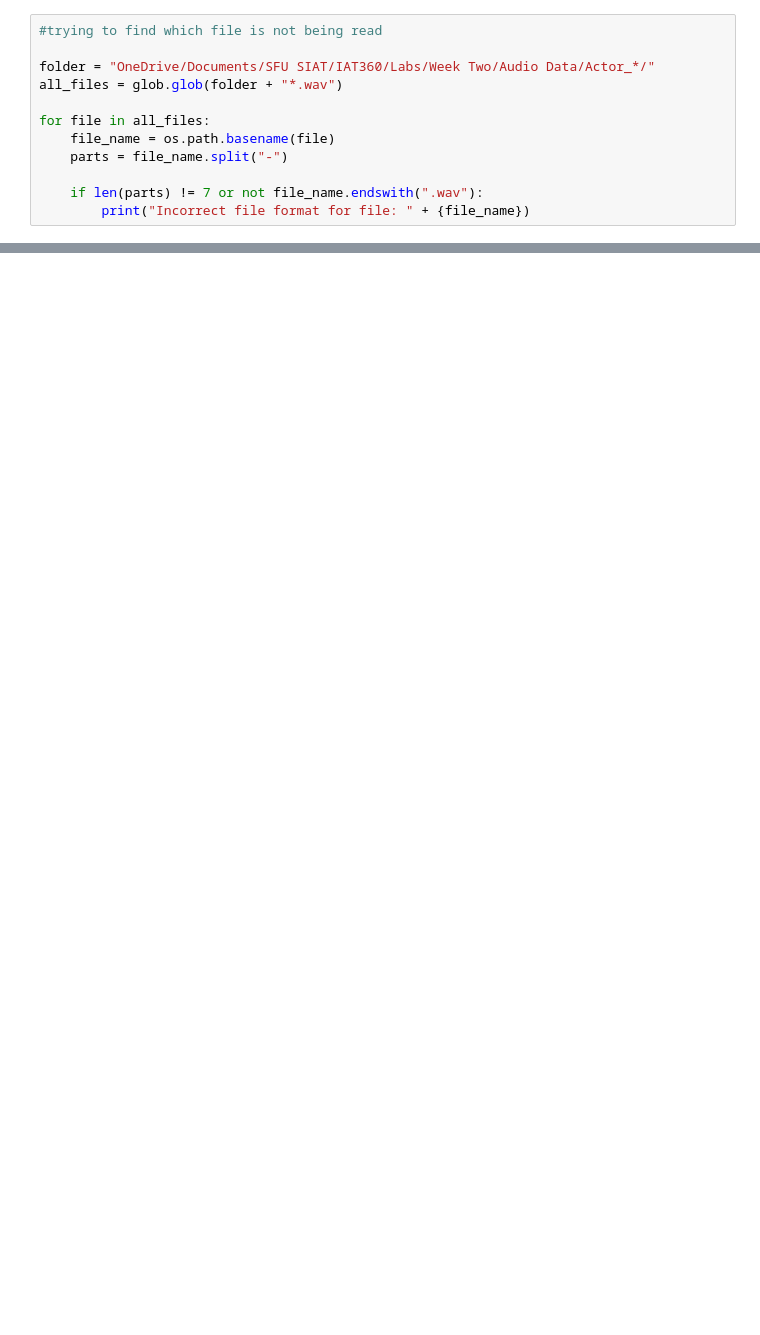
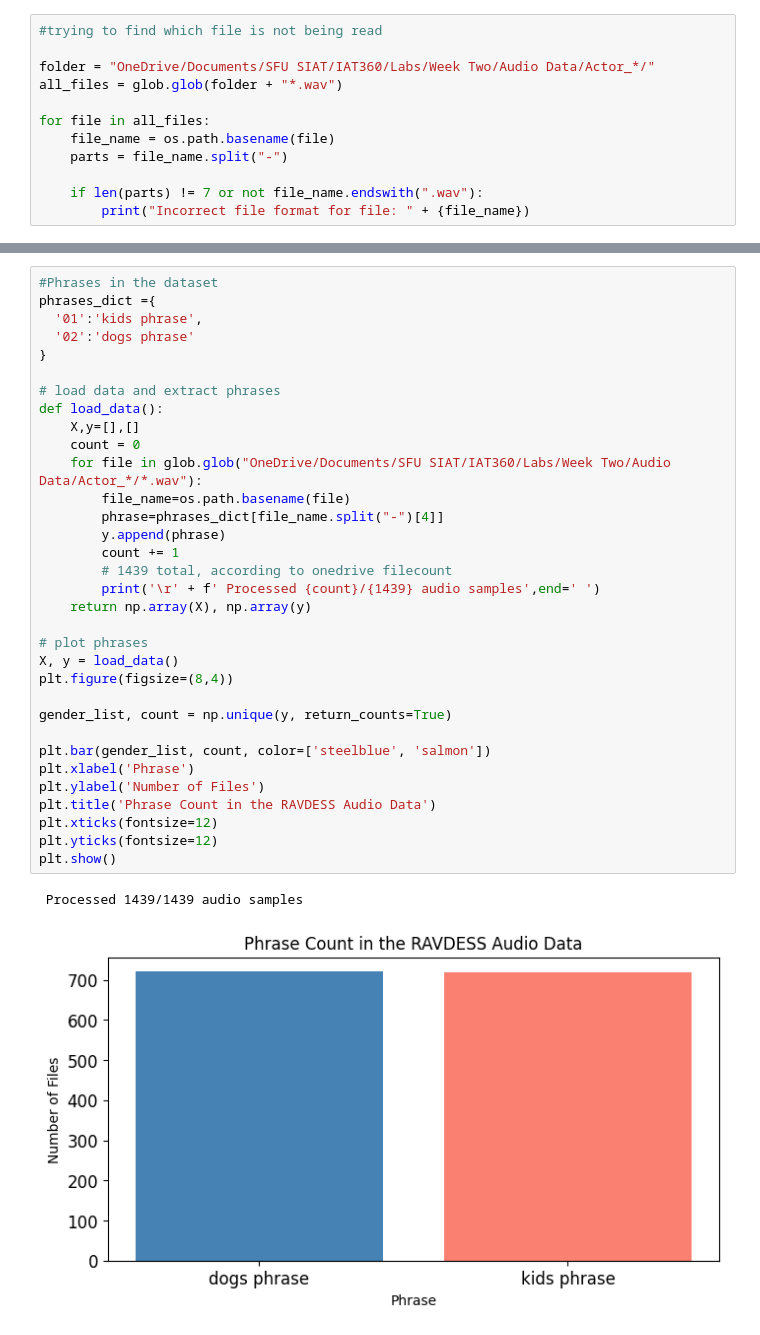
Before and after one commit to arriyan-aa/Week2-DataPreprocessing, a Jupyter notebook: Week 2.ipynb, the cells around one changed output, grey strips where cells are left out. Saved outputs shown, nothing was run; the diff lists cells and outputs as text; blank space fills up the shorter version.

```diff
--- a/Week 2.ipynb
+++ b/Week 2.ipynb
@@ -870,0 +714,36 @@ print(genders_dict)
+# %%
+#Phrases in the dataset
+phrases_dict ={
+  '01':'kids phrase',
+  '02':'dogs phrase'
+}
+
+# load data and extract phrases
+def load_data():
+    X,y=[],[]
+    count = 0
+    for file in glob.glob("OneDrive/Documents/SFU SIAT/IAT360/Labs/Week Two/Audio Data/Actor_*/*.wav"):
+        file_name=os.path.basename(file)
+        phrase=phrases_dict[file_name.split("-")[4]]
+        y.append(phrase)
+        count += 1
+        # 1439 total, according to onedrive filecount
+        print('\r' + f' Processed {count}/{1439} audio samples',end=' ')
+    return np.array(X), np.array(y)
+
+# plot phrases
+X, y = load_data()
+plt.figure(figsize=(8,4))
+
+gender_list, count = np.unique(y, return_counts=True)
+
+plt.bar(gender_list, count, color=['steelblue', 'salmon'])
+plt.xlabel('Phrase')
+plt.ylabel('Number of Files')
+plt.title('Phrase Count in the RAVDESS Audio Data')
+plt.xticks(fontsize=12)
+plt.yticks(fontsize=12)
+plt.show()
+# %% [output]
+ Processed 1439/1439 audio samples
+[figure, added]
```
Also changed, not shown: parts of 28 cells of this notebook.
